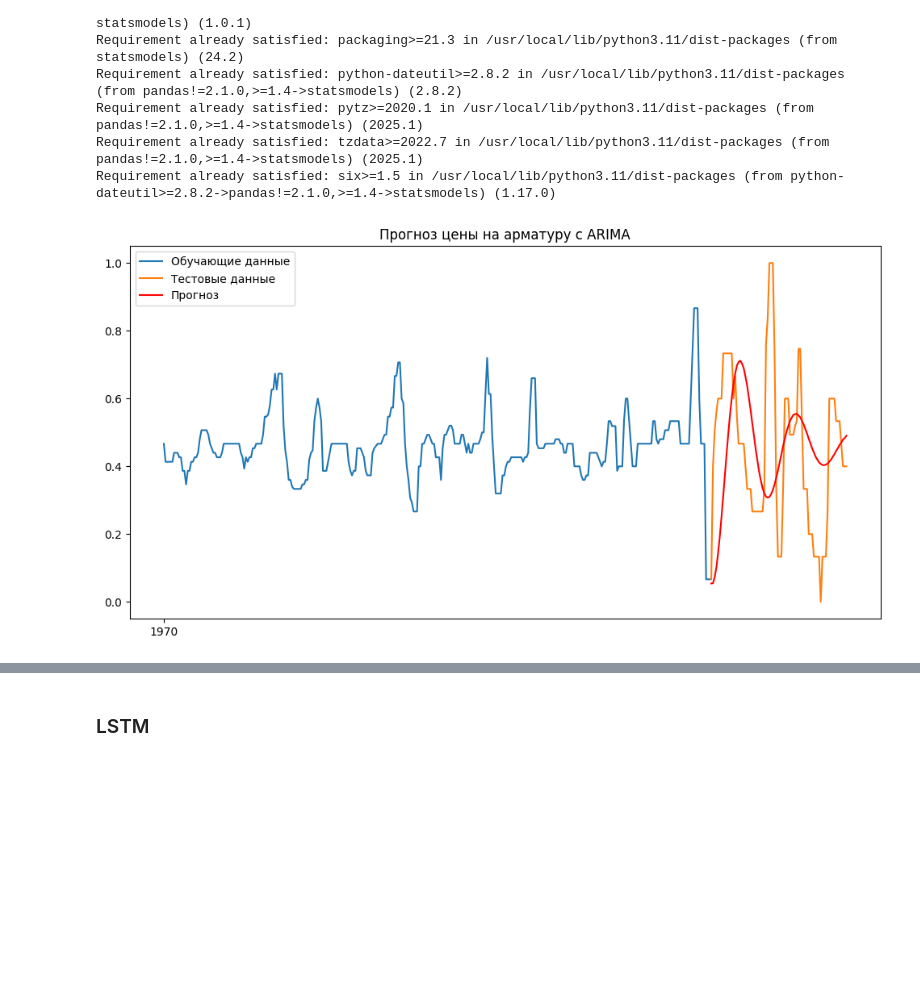
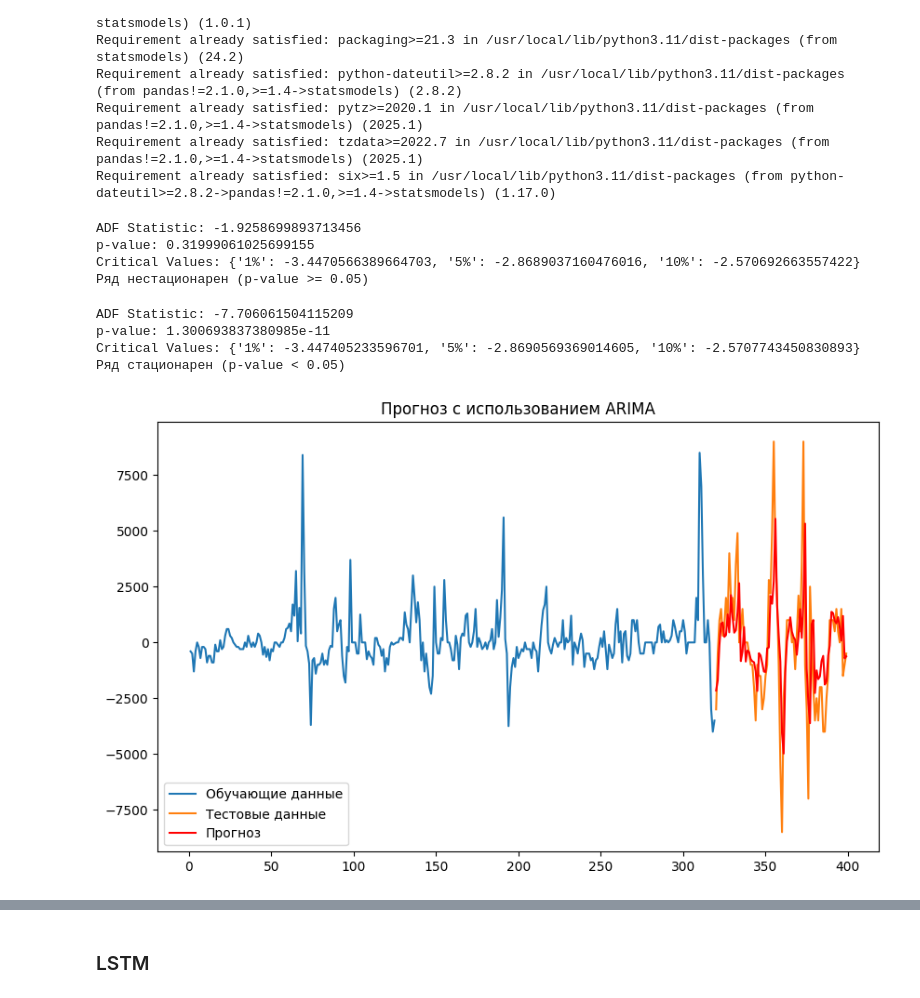
Before and after one commit to Klop4ikk/3int, a Jupyter notebook: Итоговая работа/train.ipynb, the cells around one changed output, grey strips where cells are left out. Saved outputs shown, nothing was run; the diff lists cells and outputs as text; code cells hidden in the pictures; blank space fills up the shorter version.

```diff
--- a/Итоговая работа/train.ipynb
+++ b/Итоговая работа/train.ipynb
@@ -379,11 +405,3 @@ plt.show()
 [figure]
 # %% [markdown]
 # Модели
-# %%
-# 1. Нормализация данных для LSTM
-scaler = MinMaxScaler(feature_range=(0, 1))
-df_ts["Цена на арматуру (сглаженная)"] = scaler.fit_transform(df_ts[["Цена на арматуру (сглаженная)"]])
-
-# 2. Разделение данных
-train_size = int(len(df_ts) * 0.8)
-train, test = df_ts.iloc[:train_size].copy(), df_ts.iloc[train_size:].copy()
@@ -488,24 +479,53 @@ Requirement already satisfied: tzdata>=2022.7 in /usr/local/lib/python3.11/dist-
 Requirement already satisfied: six>=1.5 in /usr/local/lib/python3.11/dist-packages (from python-dateutil>=2.8.2->pandas!=2.1.0,>=1.4->statsmodels) (1.17.0)
 # %%
 from statsmodels.tsa.arima_model import ARIMA  # Для старых версий
+# %%
+
+# Функция для выполнения теста ADF
+def adf_test(series):
+    result = adfuller(series)
+    print(f"ADF Statistic: {result[0]}")
+    print(f"p-value: {result[1]}")
+    print(f"Critical Values: {result[4]}")
+
+    if result[1] < 0.05:
+        print("Ряд стационарен (p-value < 0.05)")
+    else:
+        print("Ряд нестационарен (p-value >= 0.05)")
+# Проверим на стационарность исходный ряд
+adf_test(df_ts['Цена на арматуру'])
+# %% [output]
+ADF Statistic: -1.9258699893713456
+p-value: 0.31999061025699155
+Critical Values: {'1%': -3.4470566389664703, '5%': -2.8689037160476016, '10%': -2.570692663557422}
+Ряд нестационарен (p-value >= 0.05)
+# %%
+# Применение первого порядка дифференцирования
+df_ts['value_diff'] = df_ts['Цена на арматуру'].diff().dropna()
+
+# Проверка на стационарность
+adf_test(df_ts['value_diff'].dropna())
+# %% [output]
+ADF Statistic: -7.706061504115209
+p-value: 1.300693837380985e-11
+Critical Values: {'1%': -3.447405233596701, '5%': -2.8690569369014605, '10%': -2.5707743450830893}
+Ряд стационарен (p-value < 0.05)
+# %%
+# Выбираем столбец с данными временного ряда
+time_series = df_ts['value_diff']
+model = ARIMA(time_series, order=(4, 0, 3))
+fitted_model = model.fit()
 # %%
+# Прогнозируем на тестовых данных
+forecast = fitted_model.predict(start=len(train), end=len(train) + len(test) - 1)
 
-
-# Создаем и обучаем модель
-model = ARIMA(time_series, order=(4, 0, 3))
-fitted_model = model.fit()
-
-# Прогноз на тестовый период
-forecast_index = test_a.index  # Используем даты тестового набора
-forecast = fitted_model.predict(start=forecast_index[0], end=forecast_index[-1])
-
-# Визуализация
-plt.figure(figsize=(12, 6))
-plt.plot(train_a.index, train_a['Цена на арматуру (сглаженная)'], label='Обучающие данные')
-plt.plot(test_a.index, test_a['Цена на арматуру (сглаженная)'], label='Тестовые данные')
-plt.plot(forecast_index, forecast, label='Прогноз', color='red')
+# Визуализируем результат
+plt.figure(figsize=(10, 6))
+plt.plot(train, label='Обучающие данные')
+plt.plot(test, label='Тестовые данные')
+plt.plot(forecast, label='Прогноз', color='red')
 plt.legend()
-plt.title('Прогноз цены на арматуру с ARIMA')
+plt.title('Прогноз с использованием ARIMA')
 plt.show()
 # %% [output]
-[figure, old version]
+[figure, new version]
```
Also changed, not shown: parts of 17 cells of this notebook.
